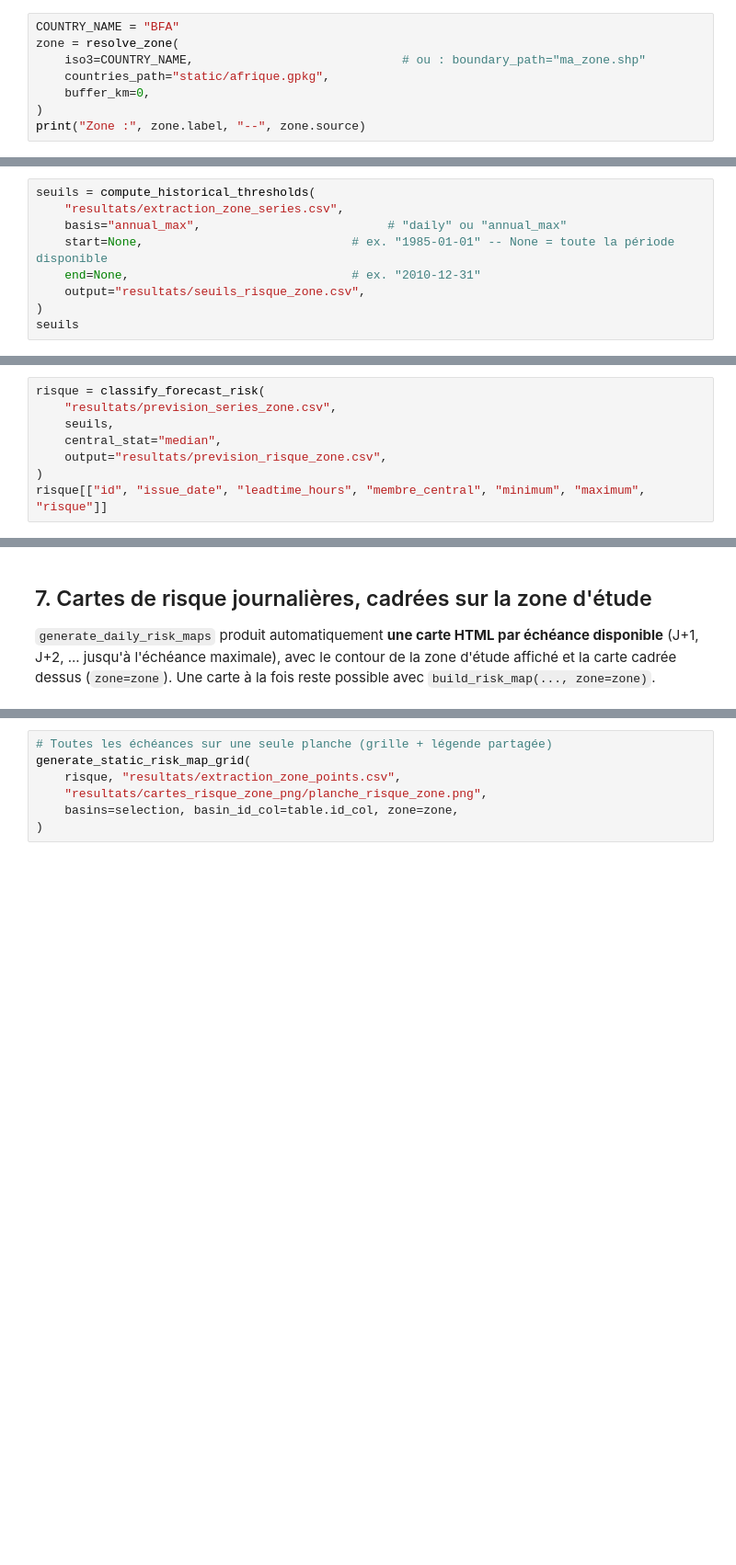
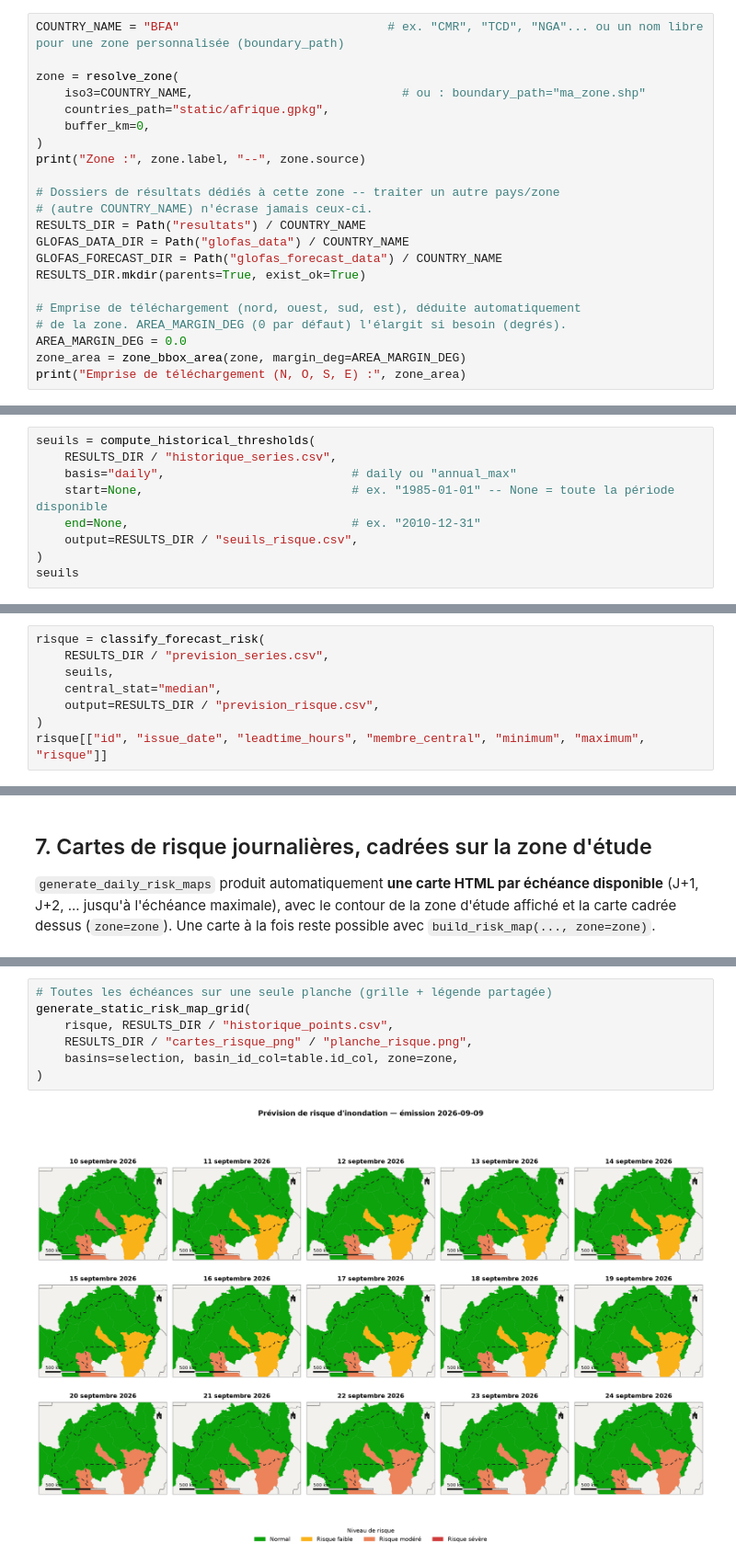
Before and after one commit to AGRHYMET-CCR-AOS/glofas-toolkit, a Jupyter notebook: zone_etude_risque.ipynb, the cells around one changed output, grey strips where cells are left out. Shown at 92% size. Saved outputs shown, nothing was run; the diff lists cells and outputs as text; blank space fills up the shorter version.

Commit message:
Regroupement des telechargements par annee (years_per_request), chemins par zone (COUNTRY_NAME) et zone_bbox_area

```diff
--- a/zone_etude_risque.ipynb
+++ b/zone_etude_risque.ipynb
@@ -89,8 +112,22 @@ pas exclure un sous-bassin juste à cheval sur la frontière.
 # %%
-COUNTRY_NAME = "BFA"
+COUNTRY_NAME = "BFA"                             # ex. "CMR", "TCD", "NGA"... ou un nom libre pour une zone personnalisée (boundary_path)
+
 zone = resolve_zone(
     iso3=COUNTRY_NAME,                             # ou : boundary_path="ma_zone.shp"
     countries_path="static/afrique.gpkg",
     buffer_km=0,
 )
 print("Zone :", zone.label, "--", zone.source)
+
+# Dossiers de résultats dédiés à cette zone -- traiter un autre pays/zone
+# (autre COUNTRY_NAME) n'écrase jamais ceux-ci.
+RESULTS_DIR = Path("resultats") / COUNTRY_NAME
+GLOFAS_DATA_DIR = Path("glofas_data") / COUNTRY_NAME
+GLOFAS_FORECAST_DIR = Path("glofas_forecast_data") / COUNTRY_NAME
+RESULTS_DIR.mkdir(parents=True, exist_ok=True)
+
+# Emprise de téléchargement (nord, ouest, sud, est), déduite automatiquement
+# de la zone. AREA_MARGIN_DEG (0 par défaut) l'élargit si besoin (degrés).
+AREA_MARGIN_DEG = 0.0
+zone_area = zone_bbox_area(zone, margin_deg=AREA_MARGIN_DEG)
+print("Emprise de téléchargement (N, O, S, E) :", zone_area)
@@ -151,10 +314,10 @@ des quantiles -- par défaut, toute la période historique disponible est
 utilisée.
 # %%
 seuils = compute_historical_thresholds(
-    "resultats/extraction_zone_series.csv",
-    basis="annual_max",                          # "daily" ou "annual_max"
+    RESULTS_DIR / "historique_series.csv",
+    basis="daily",                          # daily ou "annual_max"
     start=None,                             # ex. "1985-01-01" -- None = toute la période disponible
     end=None,                               # ex. "2010-12-31"
-    output="resultats/seuils_risque_zone.csv",
+    output=RESULTS_DIR / "seuils_risque.csv",
 )
 seuils
@@ -181,9 +392,9 @@ prevision.head()
 ## 6. Classer la prévision par rapport aux seuils
 # %%
 risque = classify_forecast_risk(
-    "resultats/prevision_series_zone.csv",
+    RESULTS_DIR / "prevision_series.csv",
     seuils,
     central_stat="median",
-    output="resultats/prevision_risque_zone.csv",
+    output=RESULTS_DIR / "prevision_risque.csv",
 )
 risque[["id", "issue_date", "leadtime_hours", "membre_central", "minimum", "maximum", "risque"]]
@@ -230,7 +487,9 @@ cartes_png
 # %%
 # Toutes les échéances sur une seule planche (grille + légende partagée)
 generate_static_risk_map_grid(
-    risque, "resultats/extraction_zone_points.csv",
-    "resultats/cartes_risque_zone_png/planche_risque_zone.png",
+    risque, RESULTS_DIR / "historique_points.csv",
+    RESULTS_DIR / "cartes_risque_png" / "planche_risque.png",
     basins=selection, basin_id_col=table.id_col, zone=zone,
 )
+# %% [output]
+[figure, added]
```
Also changed, not shown: parts of 21 cells of this notebook, 3 other files.
